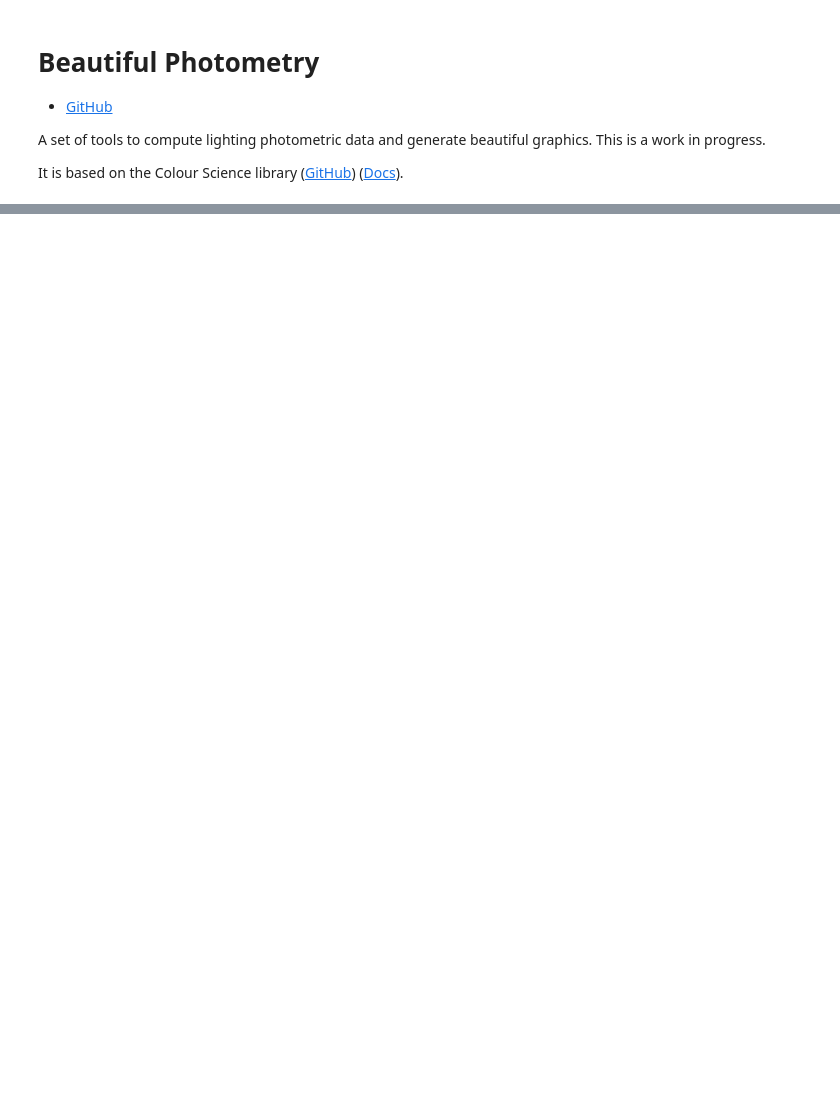
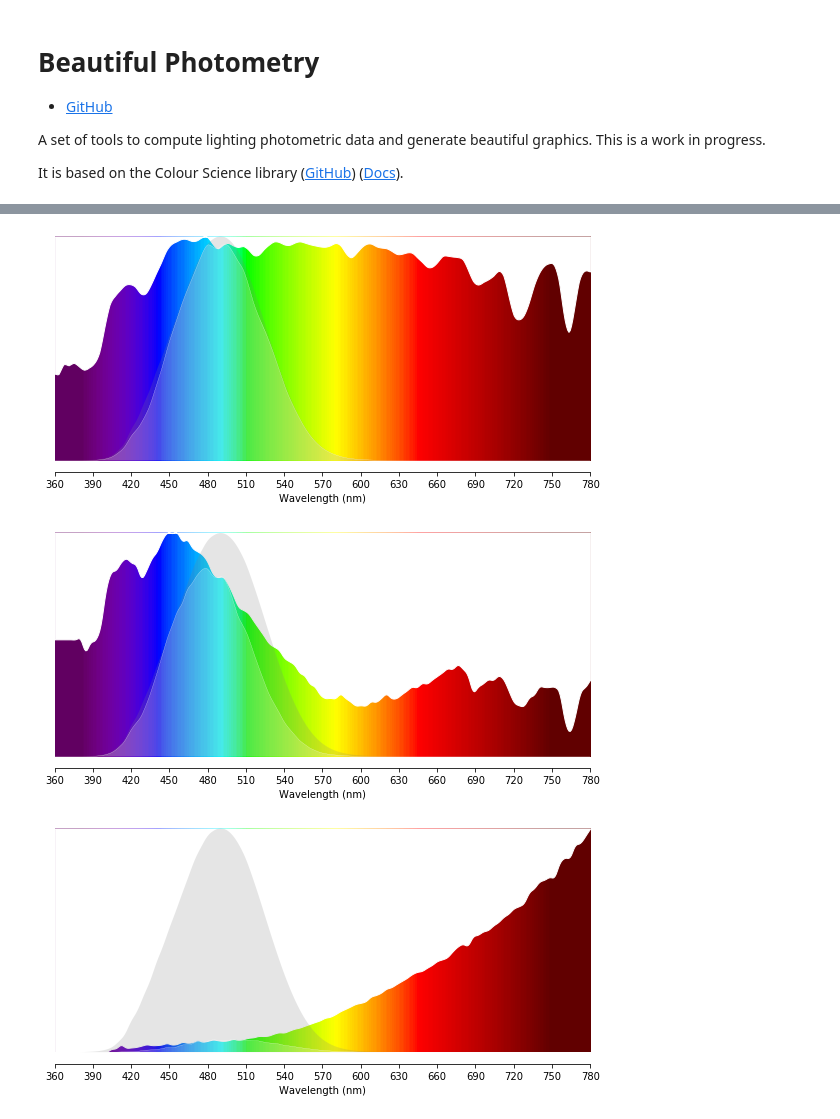
Before and after one commit to yeutterg/beautiful-photometry, a Jupyter notebook: beautiful-photometry.ipynb, the cells around one changed output, grey strips where cells are left out. Saved outputs shown, nothing was run; the diff lists cells and outputs as text; code cells hidden in the pictures; blank space fills up the shorter version.

```diff
--- a/beautiful-photometry.ipynb
+++ b/beautiful-photometry.ipynb
@@ -47,0 +48,13 @@ plot_multi_spectrum([incandescent, halogen, led2700], melanopic_curve=True, hide
+# %%
+# Get the SPDs
+daylight = import_spd('CSVs/daylight.csv', 'Daylight', normalize=True)
+night = import_spd('CSVs/moonlight.csv', 'Night', normalize=True)
+candle = import_spd('CSVs/candle.csv', 'Fire', normalize=True)
+
+plot_spectrum(daylight, hideyaxis=True, melanopic_curve=True, melanopic_stimulus=True, filename='out/daylight.png')
+plot_spectrum(night, hideyaxis=True, melanopic_curve=True, melanopic_stimulus=True, filename='out/night.png')
+plot_spectrum(candle, hideyaxis=True, melanopic_curve=True, melanopic_stimulus=True, filename='out/candle.png')
+# %% [output]
+[figure, added]
+[figure, added]
+[figure, added]
```
Also changed, not shown: parts of 10 cells of this notebook, 2 other files.
